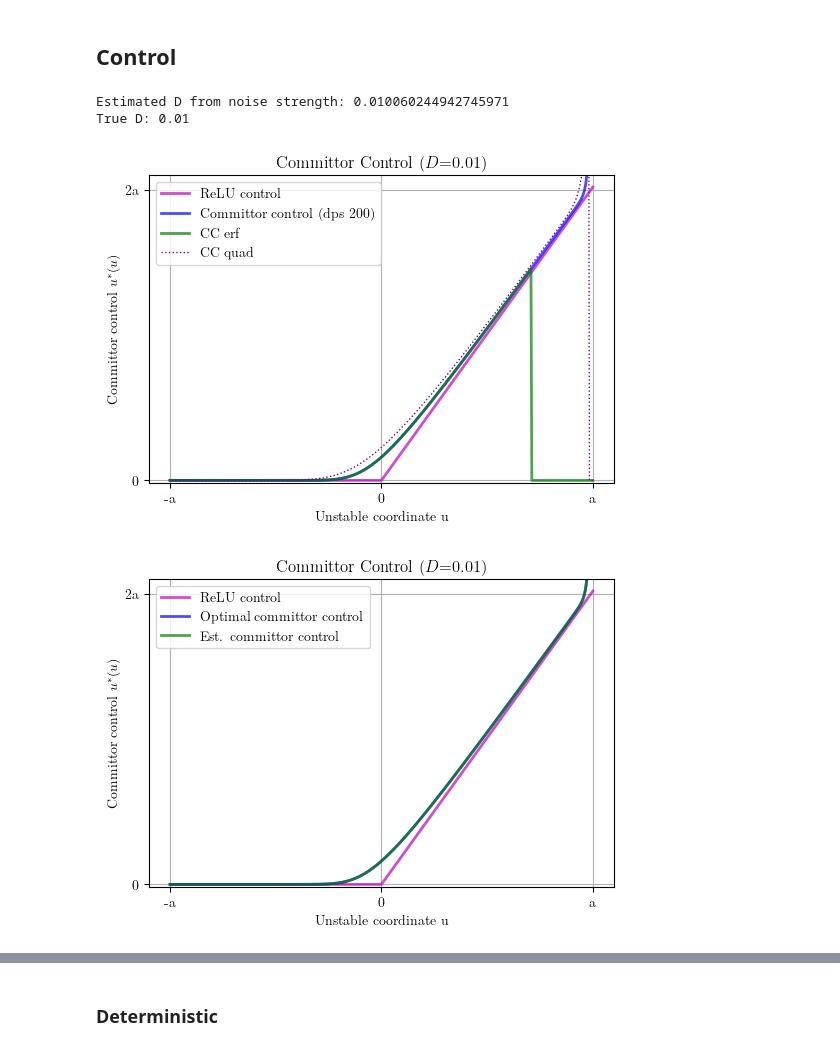
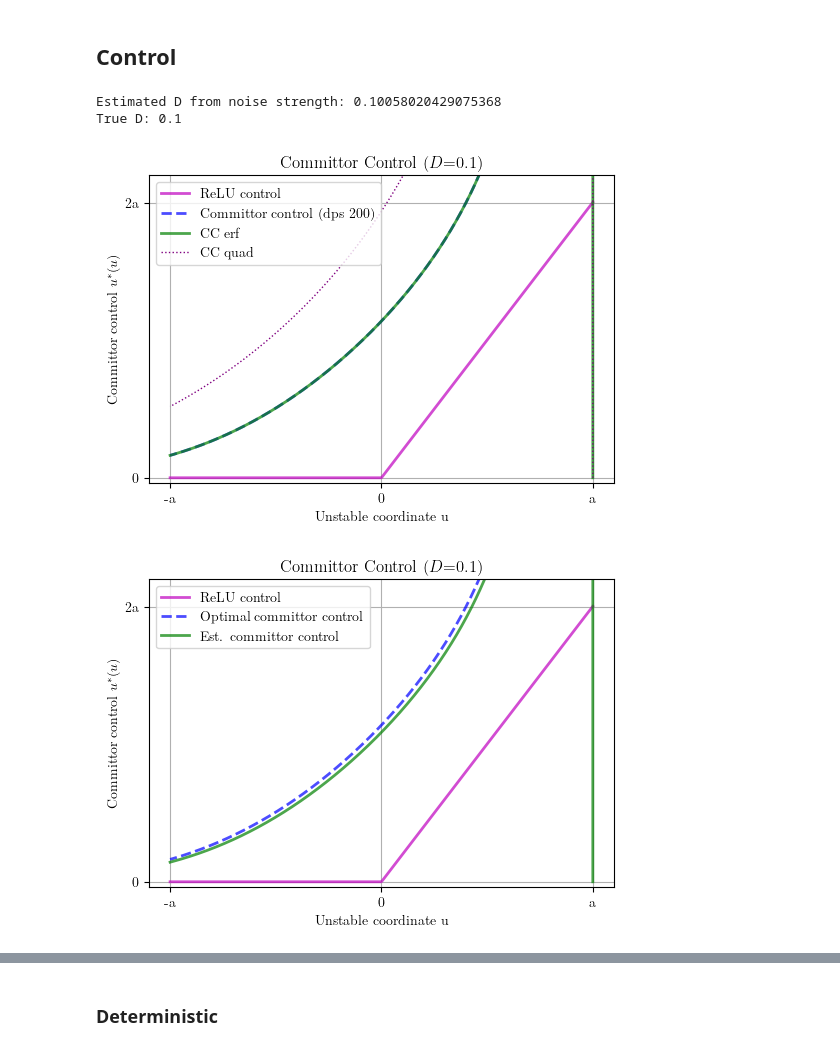
Before and after one commit to Asagodi/committor_control, a Jupyter notebook: estimation_test.ipynb, the cells around one changed output, grey strips where cells are left out. Drawn from its saved outputs; the diff is of its cells as text; code cells hidden in the pictures.

```diff
--- a/estimation_test.ipynb
+++ b/estimation_test.ipynb
@@ -94,8 +229,0 @@ for t in range(1, T):
-# %%
-tracker = ExponentialCovarianceTracker(dim, gamma=0.999, store_history=True)
-#tracker = OnlineCovarianceTracker(dim, store_history=True)
-
-# --- Compare inferred A to linearization at saddle ---
-A_linearized = np.array([[1, 0], [0, -4]])
-#A_linearized = np.eye(2) + A_linearized * dt
-A_stable =  np.array([[-2, 0], [0, -4]]) #* dt +np.eye(2) +
@@ -592,5 +946,7 @@ def high_precision_control_scalar(x: float, a: float, r: float, D: float, precis
 # %%
-a = 1
+# difference between quad, erf and arb.prec. committor control
+# no difference for D=0.1
+a = .5
 noise_strength = tracker.noise_strength
 D_est = noise_strength_to_D(noise_strength, dt, dim)
 print("Estimated D from noise strength:", D_est)
@@ -617,40 +973,42 @@ u_star_hp = high_precision_control(u_vals, a=a, r=r, D=D, precision=dps)
 
 u_relu = -relu_control_1d(-u_vals, lambda_u=tracker.lambda_history[-1])
 # %% [output]
-Estimated D from noise strength: 0.010060244942745971
-True D: 0.01
+Estimated D from noise strength: 0.10058020429075368
+True D: 0.1
 # %%
 # Plot
 plt.figure(figsize=(6,4))
 plt.plot(-u_vals, u_relu, 'm', lw=2, label='ReLU control', alpha=0.7)
-plt.plot(-u_vals, u_star_hp, 'b', lw=2, label=f'Committor control (dps {dps})', alpha=0.7) #decimal places of significant digits
+plt.plot(-u_vals, u_star_hp, '--', color='b', lw=2, label=f'Committor control (dps {dps})', alpha=0.7) #decimal places of significant digits
 plt.plot(-u_vals, u_star_erf, 'g', lw=2, label='CC erf', alpha=0.7)
 #plt.plot(u_vals, u_star_erf_2, 'r--', lw=1, label='CC erf 2', alpha=0.7)
 plt.plot(-u_vals, u_star_quad, ':', color='purple', lw=1, label='CC quad', alpha=1)
 
 #plt.axhline(0, color='k', lw=0.8)
 #plt.axvline(-a, color='r', ls='--', label='Absorbing A')
 #plt.axvline(a, color='g', ls='--', label='Absorbing B')
 plt.ylim([-0.02, 2*a + 0.1])
 plt.xticks([-a, 0, a], ['-a', '0', 'a'])
 plt.yticks([0, 2*a], ['0', '2a'])
 plt.xlabel("Unstable coordinate u")
 plt.ylabel("Committor control $u^*(u)$")
 plt.title(f"Committor Control ($D$={D})")
 plt.legend()
 plt.grid(True)
 plt.show()
 # %% [output]
-[figure, old version]
+[figure, new version]
 # %%
-D_est = noise_strength_to_D(tracker.noise_strength, dt, dim)
-r = tracker.lambda_history[-1] / (2*D_est)
-u_star_hp_est = high_precision_control(u_vals, a=a, r=r, D=D_est, precision=dps)
+#D_est = noise_strength_to_D(tracker.noise_strength, dt, dim)
+#r = tracker.lambda_history[-1] / (2*D_est)
+#u_star_hp_est = high_precision_control(u_vals, a=a, r=r, D=D_est, precision=dps)
+
+u_star_erf_est = np.array([committor_control_erf_scalar(u_v, lambda_u=tracker.lambda_history[-1], D=D_est, a=.5) for u_v in u_vals])
 
 plt.figure(figsize=(6,4))
 plt.plot(-u_vals, u_relu, 'm', lw=2, label='ReLU control', alpha=0.7)
-plt.plot(-u_vals, u_star_hp, 'b', lw=2, label=f'Optimal committor control', alpha=0.7)
-plt.plot(-u_vals, u_star_hp_est, 'g', lw=2, label=f'Est. committor control', alpha=0.7)
+plt.plot(-u_vals, u_star_hp, '--', color='b', lw=2, label=f'Optimal committor control', alpha=0.7)
+plt.plot(-u_vals, u_star_erf_est, 'g', lw=2, label=f'Est. committor control', alpha=0.7)
 plt.ylim([-0.02, 2*a + 0.1])
 plt.xticks([-a, 0, a], ['-a', '0', 'a'])
 plt.yticks([0, 2*a], ['0', '2a'])
@@ -661,5 +1019,5 @@ plt.legend()
 plt.grid(True)
 plt.show()
 # %% [output]
-[figure, old version]
+[figure, new version]
 # %%
```
Also changed, not shown: parts of 37 cells of this notebook.
